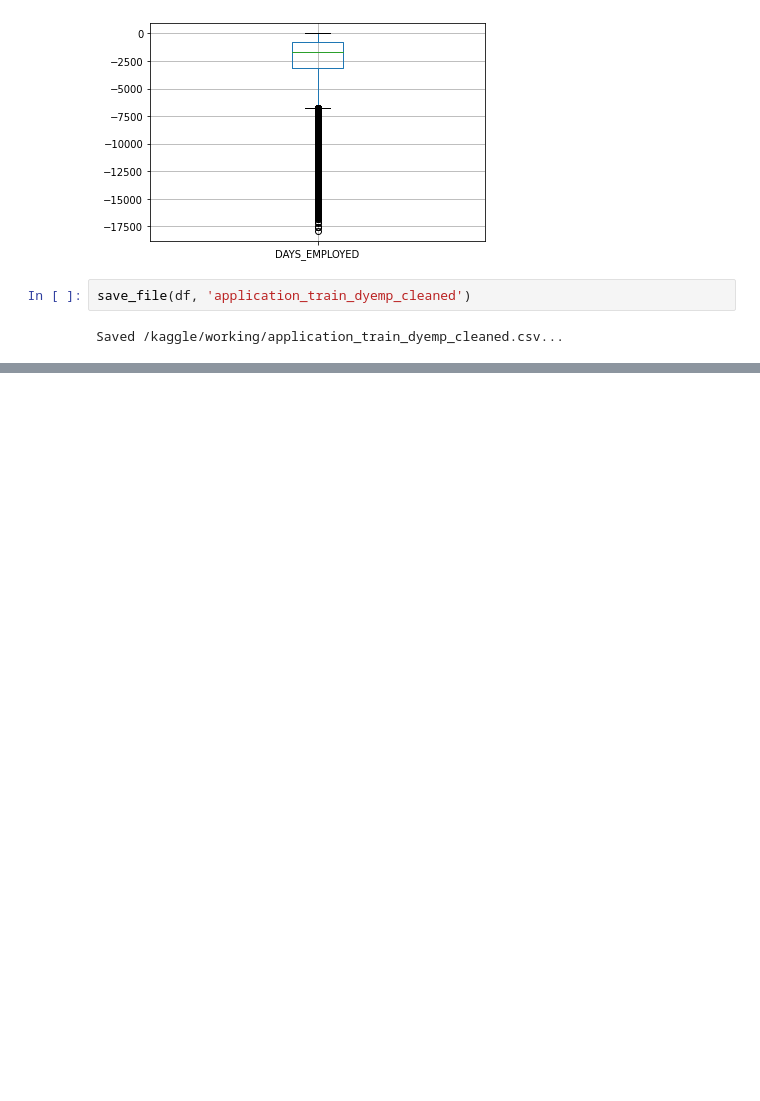
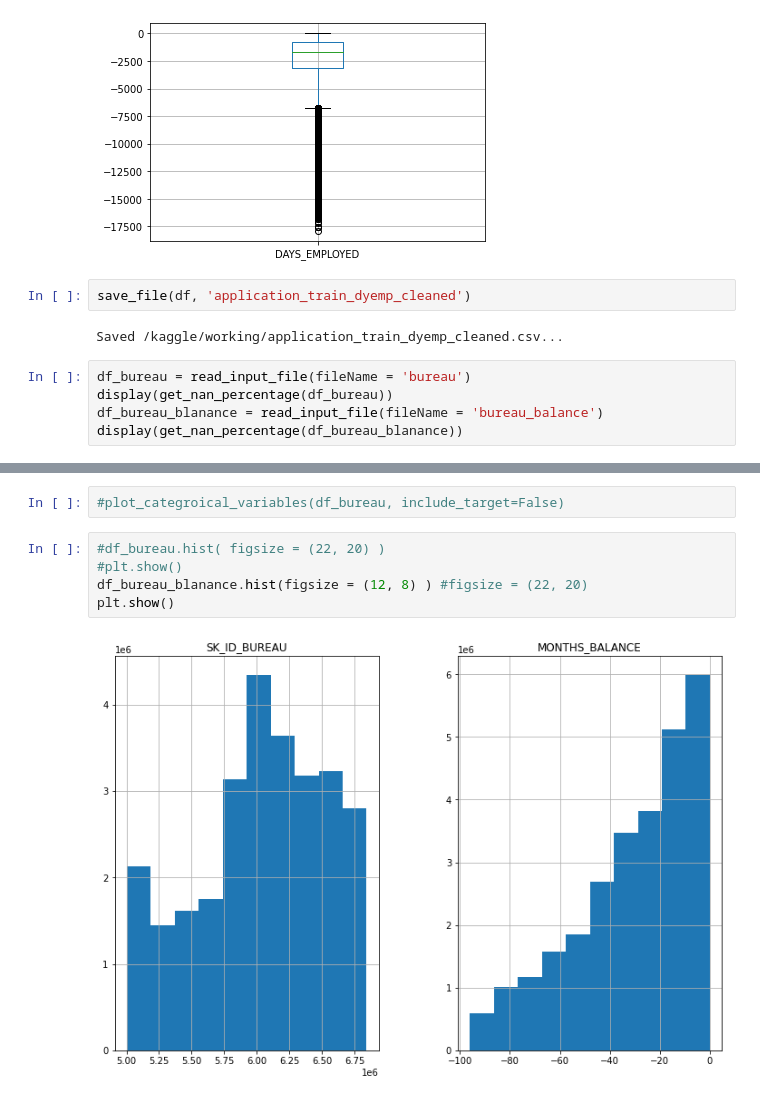
Before and after one commit to amithsbhat/Capstone-Home-Credit-Default-Risk, a Jupyter notebook: eda-home-credit-default-risk.ipynb, the cells around one changed output, grey strips where cells are left out. Drawn from its saved outputs; the diff is of its cells as text; blank space fills up the shorter version.

```diff
--- a/eda-home-credit-default-risk.ipynb
+++ b/eda-home-credit-default-risk.ipynb
@@ -483,3 +487,8 @@ df.boxplot( column =['DAYS_EMPLOYED'], grid = True)
 save_file(df, 'application_train_dyemp_cleaned')
 # %% [output]
 Saved /kaggle/working/application_train_dyemp_cleaned.csv...
+# %%
+df_bureau = read_input_file(fileName = 'bureau')
+display(get_nan_percentage(df_bureau))
+df_bureau_blanance = read_input_file(fileName = 'bureau_balance')
+display(get_nan_percentage(df_bureau_blanance))
@@ -485,0 +574,9 @@ Saved /kaggle/working/application_train_dyemp_cleaned.csv...
+# %%
+#plot_categroical_variables(df_bureau, include_target=False)
+# %%
+#df_bureau.hist( figsize = (22, 20) )
+#plt.show()
+df_bureau_blanance.hist(figsize = (12, 8) ) #figsize = (22, 20)
+plt.show()
+# %% [output]
+[figure, added]
```
Also changed, not shown: parts of 6 cells of this notebook.
